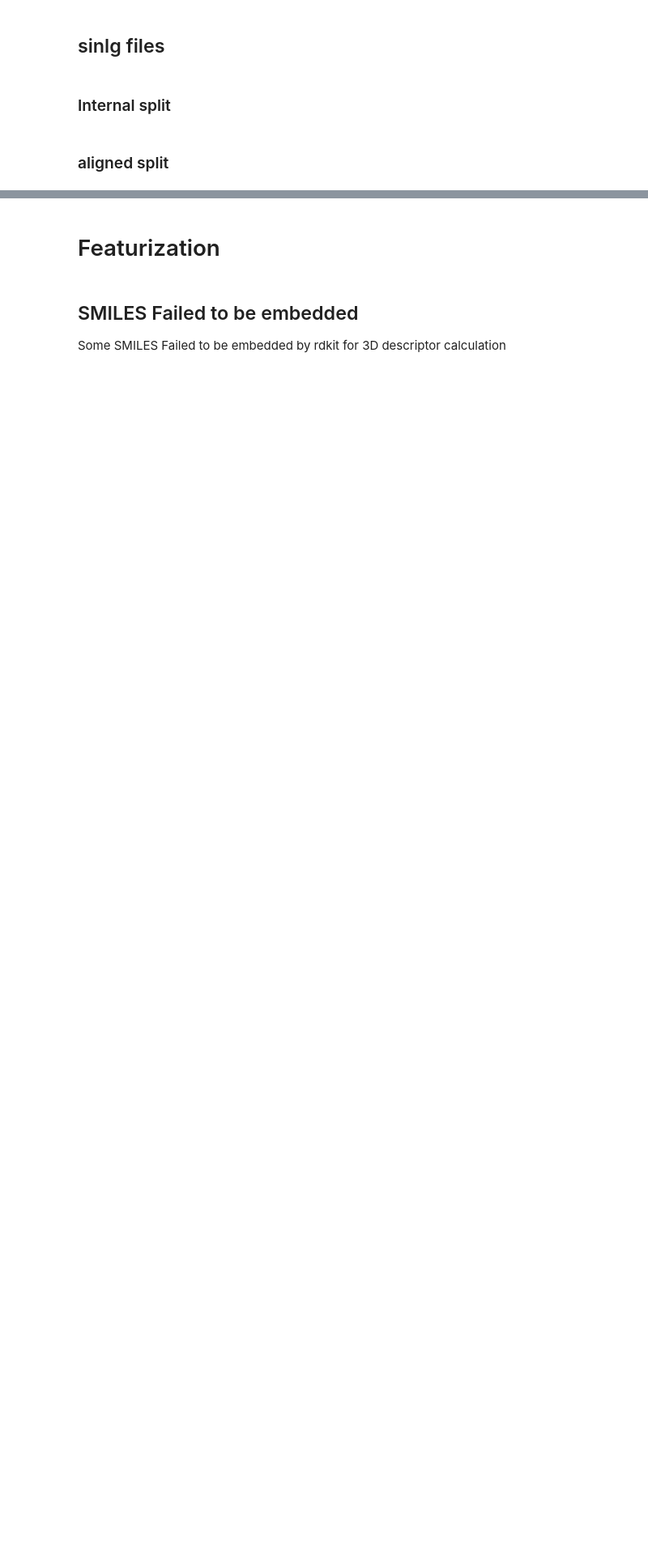
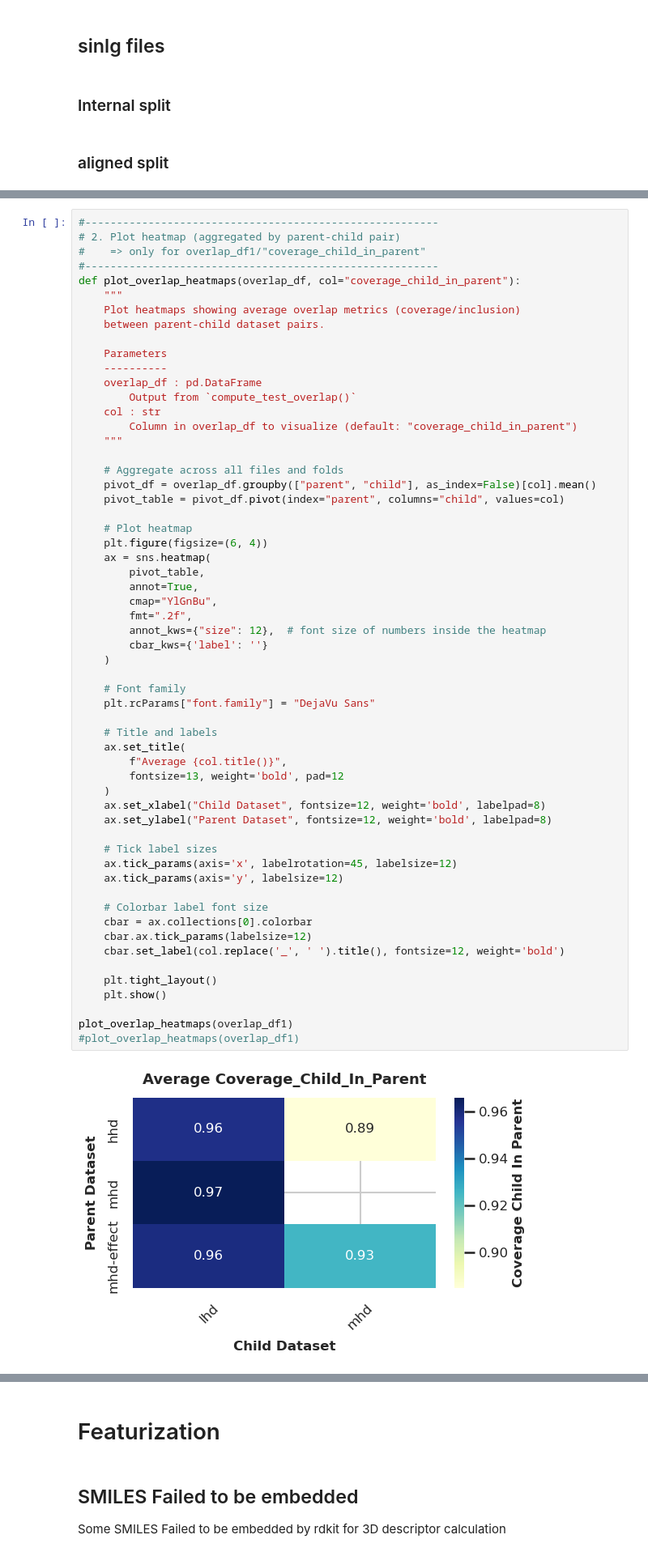
Before and after one commit to xixichennn/datacat4ml, a Jupyter notebook: datacat4ml/Scripts/data_prep/data_prep_viz.ipynb, the cells around one changed output, grey strips where cells are left out. Shown: that part at 81% size. Drawn from its saved outputs; the diff is of its cells as text; blank space fills up the shorter version.

```diff
--- a/datacat4ml/Scripts/data_prep/data_prep_viz.ipynb
+++ b/datacat4ml/Scripts/data_prep/data_prep_viz.ipynb
@@ -1457,0 +1251,60 @@ activity_ids: [2604249, 2604250, 2604253, 2604258, 2604259, 2604265, 2604268, 26
+# %%
+#--------------------------------------------------------
+# 2. Plot heatmap (aggregated by parent-child pair)
+#    => only for overlap_df1/"coverage_child_in_parent"
+#--------------------------------------------------------
+def plot_overlap_heatmaps(overlap_df, col="coverage_child_in_parent"):
+    """
+    Plot heatmaps showing average overlap metrics (coverage/inclusion)
+    between parent-child dataset pairs.
+
+    Parameters
+    ----------
+    overlap_df : pd.DataFrame
+        Output from `compute_test_overlap()`
+    col : str
+        Column in overlap_df to visualize (default: "coverage_child_in_parent")
+    """
+
+    # Aggregate across all files and folds
+    pivot_df = overlap_df.groupby(["parent", "child"], as_index=False)[col].mean()
+    pivot_table = pivot_df.pivot(index="parent", columns="child", values=col)
+
+    # Plot heatmap
+    plt.figure(figsize=(6, 4))
+    ax = sns.heatmap(
+        pivot_table,
+        annot=True,
+        cmap="YlGnBu",
+        fmt=".2f",
+        annot_kws={"size": 12},  # font size of numbers inside the heatmap
+        cbar_kws={'label': ''}
+    )
+
+    # Font family
+    plt.rcParams["font.family"] = "DejaVu Sans"
+
+    # Title and labels
+    ax.set_title(
+        f"Average {col.title()}",
+        fontsize=13, weight='bold', pad=12
+    )
+    ax.set_xlabel("Child Dataset", fontsize=12, weight='bold', labelpad=8)
+    ax.set_ylabel("Parent Dataset", fontsize=12, weight='bold', labelpad=8)
+
+    # Tick label sizes
+    ax.tick_params(axis='x', labelrotation=45, labelsize=12)
+    ax.tick_params(axis='y', labelsize=12)
+
+    # Colorbar label font size
+    cbar = ax.collections[0].colorbar
+    cbar.ax.tick_params(labelsize=12)
+    cbar.set_label(col.replace('_', ' ').title(), fontsize=12, weight='bold')
+
+    plt.tight_layout()
+    plt.show()
+
+plot_overlap_heatmaps(overlap_df1)
+#plot_overlap_heatmaps(overlap_df1)
+# %% [output]
+[figure, added]
```
Also changed, not shown: parts of 25 cells of this notebook, 15 other files.
